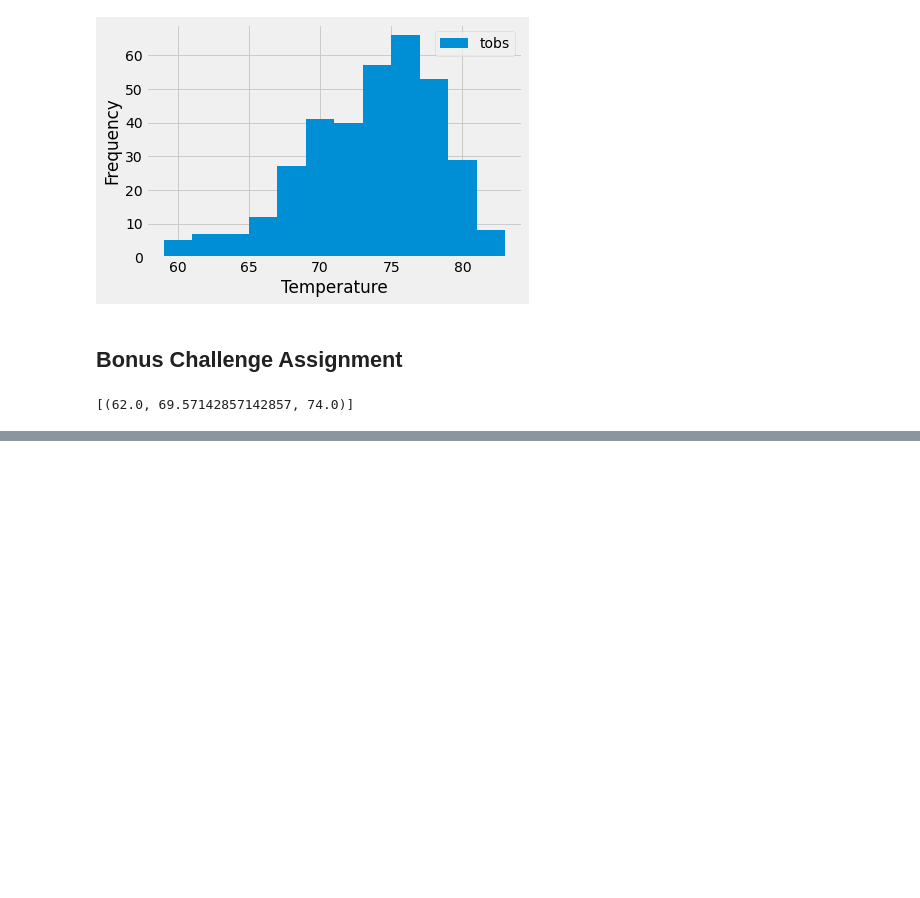
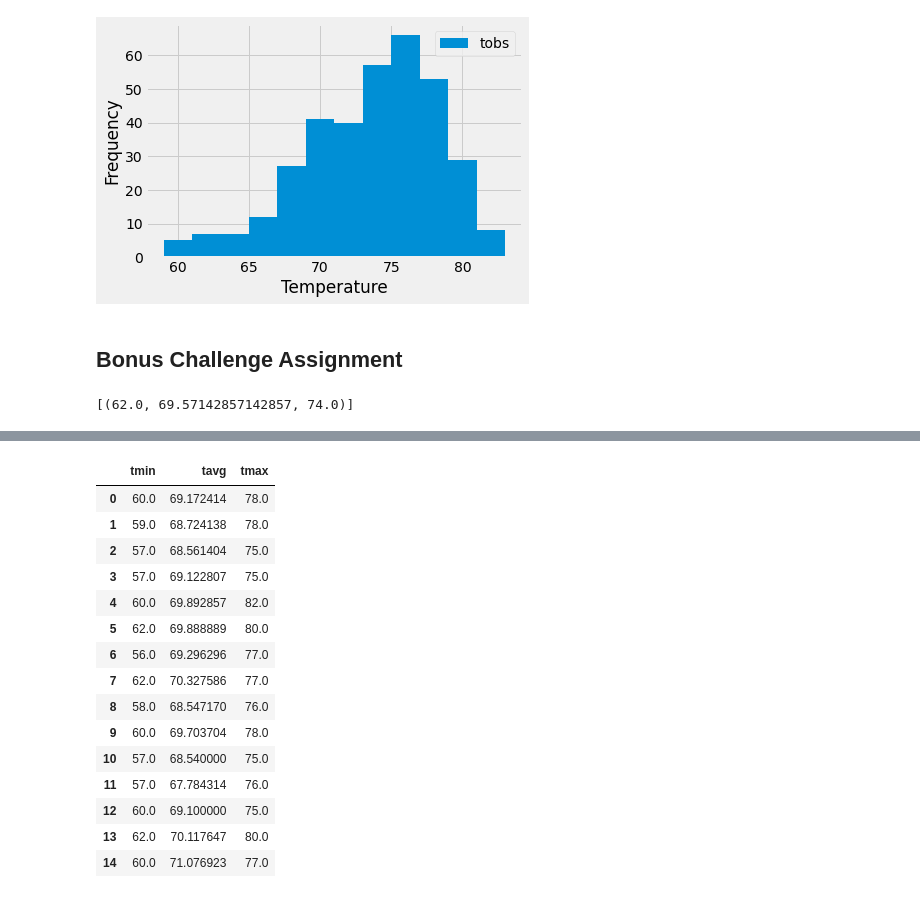
Before and after one commit to saronraut/sqlalchemy-Challenge, a Jupyter notebook: Instructions/climate_starter.ipynb, the cells around one changed output, grey strips where cells are left out. Drawn from its saved outputs; the diff is of its cells as text; code cells hidden in the pictures; blank space fills up the shorter version.

```diff
--- a/Instructions/climate_starter.ipynb
+++ b/Instructions/climate_starter.ipynb
@@ -183,7 +214,7 @@ def daily_normals(date):
 
     """
 
-    sel = [func.min(Measurement.tobs), func.avg(Measurement.tobs), func.max(Measurement.tobs)]
-    return session.query(*sel).filter(func.strftime("%m-%d", Measurement.date) == date).all()
+    sel = [func.min(measurement.tobs), func.avg(measurement.tobs), func.max(measurement.tobs)]
+    return session.query(*sel).filter(func.strftime("%m-%d", measurement.date) == date).all()
 
 daily_normals("01-01")
@@ -191,10 +224,20 @@ daily_normals("01-01")
 # calculate the daily normals for your trip
 # push each tuple of calculations into a list called `normals`
 
+
 # Set the start and end date of the trip
+start = '2018-03-07'
+end = '2018-3-21'
+# Use the start and end date to create a range of dates
+trip_tf = pd.date_range(start,end)
 
-# Use the start and end date to create a range of dates
-
-# Stip off the year and save a list of %m-%d strings
+# Strip off the year and save a list of %m-%d strings
+month_date_tf = trip_tf.strftime('%m-%d')
 
 # Loop through the list of %m-%d strings and calculate the normals for each date
+nrml = []
+
+for date in month_date_tf:
+    nrml.append(*daily_normals(date))
+
+nrml
@@ -201,4 +260,23 @@ daily_normals("01-01")
 # %%
 # Load the previous query results into a Pandas DataFrame and add the `trip_dates` range as the `date` index
+df_nrmls = pd.DataFrame(nrml, columns=["tmin","tavg","tmax"])
+df_nrmls
+# %% [output]
+|  | tmin | tavg | tmax |
+| 0 | 60.0 | 69.172414 | 78.0 |
+| 1 | 59.0 | 68.724138 | 78.0 |
+| 2 | 57.0 | 68.561404 | 75.0 |
+| 3 | 57.0 | 69.122807 | 75.0 |
+| 4 | 60.0 | 69.892857 | 82.0 |
+| 5 | 62.0 | 69.888889 | 80.0 |
+| 6 | 56.0 | 69.296296 | 77.0 |
+| 7 | 62.0 | 70.327586 | 77.0 |
+| 8 | 58.0 | 68.547170 | 76.0 |
+| 9 | 60.0 | 69.703704 | 78.0 |
+| 10 | 57.0 | 68.540000 | 75.0 |
+| 11 | 57.0 | 67.784314 | 76.0 |
+| 12 | 60.0 | 69.100000 | 75.0 |
+| 13 | 62.0 | 70.117647 | 80.0 |
+| 14 | 60.0 | 71.076923 | 77.0 |
 # %%
 # Plot the daily normals as an area plot with `stacked=False`
```
Also changed, not shown: parts of 5 cells of this notebook, 1 other file.
